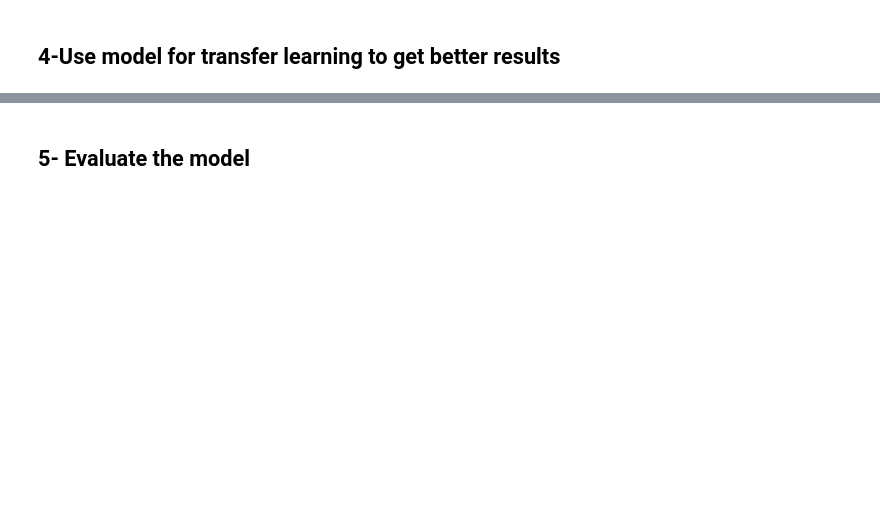
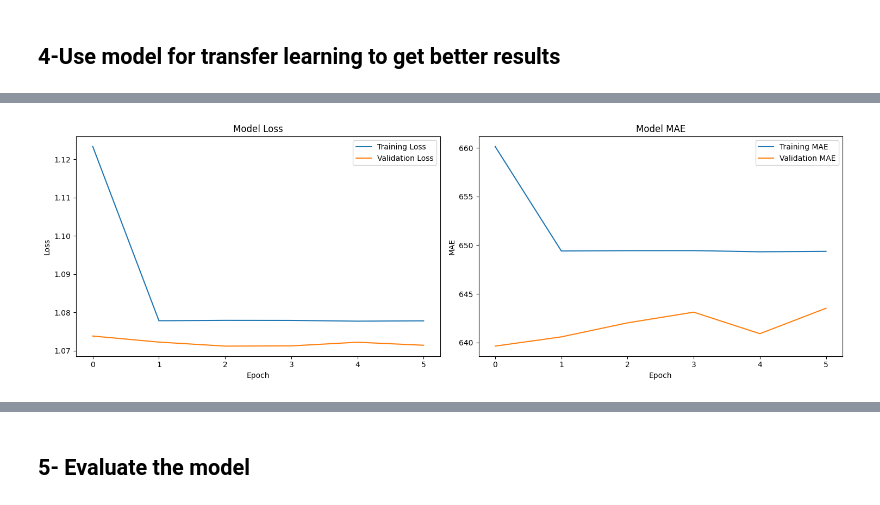
Before and after one commit to Ghaith-Bassam-Zaza/Regression-with-an-Insurance-Dataset, a Jupyter notebook: Regression-with-an-Insurance-Dataset.ipynb, the cells around one changed output, grey strips where cells are left out. Saved outputs shown, nothing was run; the diff lists cells and outputs as text; code cells hidden in the pictures; blank space fills up the shorter version.

```diff
--- a/Regression-with-an-Insurance-Dataset.ipynb
+++ b/Regression-with-an-Insurance-Dataset.ipynb
@@ -479,9 +436,9 @@ Model saved to: credit_score_pretrained_model.h5
 ## 4-Use model for transfer learning to get better results
 # %%
 # Load the pre-trained model from file
-credit_score_model = tf.keras.models.load_model('credit_score_pretrained_model.h5',
+base_model = tf.keras.models.load_model('classification_base_model.h5',
                                               compile=False)
-credit_score_model.compile(optimizer='adam',
+base_model.compile(optimizer='adam',
                          loss='mse',
                          metrics=['mse'])
 print("Pre-trained model loaded successfully")
@@ -510,7 +467,7 @@ def validate_data(X, y, model_name="Data"):
 validate_data(X_train, y_train, "Training data")
 
 # Check credit score model predictions for training data
-train_preds = credit_score_model.predict(X_train)
+train_preds = base_model.predict(X_train)
 validate_data(train_preds, y_train, "Credit score model training predictions")
 
 print("\nAll validation checks passed - data and model predictions look valid for transfer learning")
@@ -522,37 +479,26 @@ Credit score model training predictions validation passed
 
 All validation checks passed - data and model predictions look valid for transfer learning
 # %%
-# Load the pre-trained credit score model
-base_model = credit_score_model
+# Freeze the layers of the base model
+base_model.trainable = False
 
-# Freeze the base model layers
+# Create a new model starting with the layers of the base model
+model = tf.keras.Sequential()
 for layer in base_model.layers:
-    layer.trainable = False
+    model.add(layer)
 
-# Create a new model by excluding the last layer of the base model
-base_model_truncated = tf.keras.Model(
-    inputs=base_model.input,
-    outputs=base_model.layers[-2].output  # Output of the second-to-last layer
-)
+# Add extra layers for regression
+model.add(tf.keras.layers.Dense(64, activation='relu'))  # First extra layer
+model.add(tf.keras.layers.Dense(32, activation='relu'))  # Second extra layer
+model.add(tf.keras.layers.Dense(1, activation='linear'))  # Output layer for continuous value
 
-# Create transfer learning model
-input_layer = tf.keras.layers.Input(shape=base_model.input_shape[1:])
-base_output = base_model_truncated(input_layer)
+# Compile the new model
+model.compile(optimizer='adam',
+              loss='mse',
+              metrics=['mse'])
 
-# Add new layers for transfer learning
-x = tf.keras.layers.Dense(256, activation='relu')(base_output)
-x = tf.keras.layers.BatchNormalization()(x)
-x = tf.keras.layers.Dense(128, activation='relu')(x)
-x = tf.keras.layers.BatchNormalization()(x)
-x = tf.keras.layers.Dense(64, activation='relu')(x)
-x = tf.keras.layers.BatchNormalization()(x)
-x = tf.keras.layers.Dense(32, activation='relu')(x)
-x = tf.keras.layers.BatchNormalization()(x)
-x = tf.keras.layers.Dense(16, activation='relu')(x)
-output = tf.keras.layers.Dense(1, activation='relu')(x)  # Ensure non-negative predictions
+print("New model created for regression with continuous output, using layers from the base model")
 
-# Combine into the final model
-model = tf.keras.Model(inputs=input_layer, outputs=output)
 
 # Custom RMSLE loss function with clipping to prevent NaN
 def rmsle_loss(y_true, y_pred):
@@ -573,19 +519,10 @@ model.compile(
 # Callbacks
 early_stopping = tf.keras.callbacks.EarlyStopping(
     monitor='val_loss',
-    patience=10,
+    patience=3,
     mode='min',
     verbose=1,
     restore_best_weights=True
-)
-
-reduce_lr = tf.keras.callbacks.ReduceLROnPlateau(
-    monitor='val_loss',
-    factor=0.2,
-    patience=5,
-    min_lr=1e-6,
-    mode='min',
-    verbose=1
 )
 
 # Train the model
@@ -593,10 +530,22 @@ history = model.fit(
     X_train,
     y_train,
     validation_split=0.2,
-    epochs=100,
+    epochs=10,
     batch_size=32,
-    callbacks=[early_stopping, reduce_lr],
-    verbose=1
+    callbacks=[early_stopping]
+)
+
+# Unfreeze the base model for further training
+base_model.trainable = True
+
+# Train the full model for an additional 5 epochs
+history_fine_tuning = model.fit(
+    X_train,
+    y_train,
+    validation_split=0.2,
+    epochs=5,
+    batch_size=32,
+    callbacks=[early_stopping]
 )
 
 # Plot training history
@@ -625,3 +590,4 @@ AttributeError: The layer sequential has never been called and thus has no defin
+[figure, added]
 # %%
 # Save the trained transfer learning model
 model.save('insurance_premium_model.h5')
```
Also changed, not shown: parts of 16 cells of this notebook, 1 other file.
